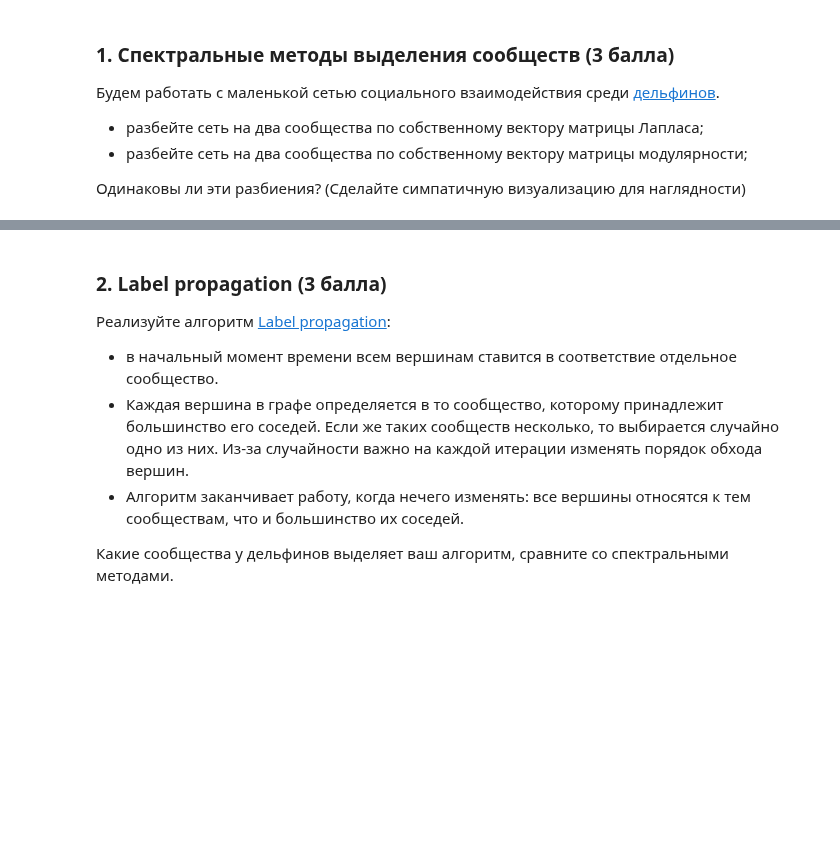
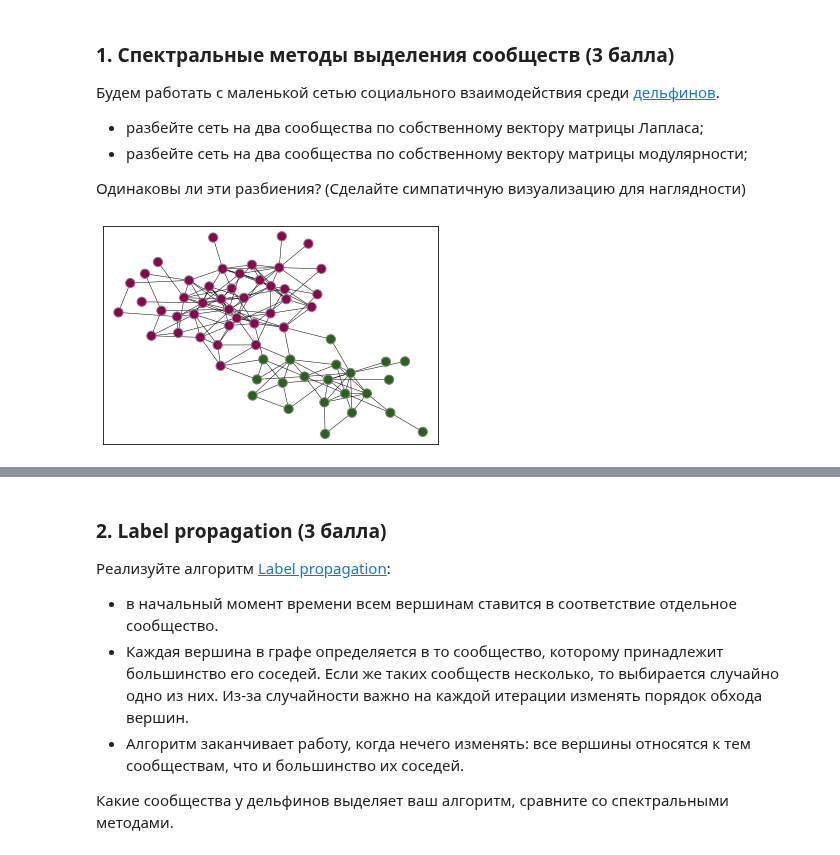
Before and after one commit to kimaril/networksch, a Jupyter notebook: notebooks/NS Assignment 10.ipynb, the cells around one changed output, grey strips where cells are left out. Saved outputs shown, nothing was run; the diff lists cells and outputs as text; code cells hidden in the pictures; blank space fills up the shorter version.

```diff
--- a/notebooks/NS Assignment 10.ipynb
+++ b/notebooks/NS Assignment 10.ipynb
@@ -15,4 +44,22 @@ import networkx as nx
 Одинаковы ли эти разбиения?
 (Сделайте симпатичную визуализацию для наглядности)
 # %%
-G=nx.read_edgelist('soc-dolphins.txt', nodetype=int)
+G = nx.read_edgelist('../data/soc-dolphins.txt', nodetype=int)
+# %%
+L = nx.laplacian_matrix(G).todense().astype(np.float64)
+# %%
+def cluster(M):
+    vals, vecs = np.linalg.eig(L)
+    vecs = vecs[:,np.argsort(vals)]
+    vals = vals[np.argsort(vals)]
+    clusters = vecs[:,1] > 0
+    clusters = np.array(clusters.astype(int)).flatten()
+    return clusters
+# %%
+pos = nx.nx_pydot.graphviz_layout(G, prog='neato')
+# %%
+L = nx.laplacian_matrix(G).todense().astype(np.float64)
+lap_partition = cluster(L)
+draw_(G, pos, lap_partition, False)
+# %% [output]
+[figure, added]
```
Also changed, not shown: parts of 3 cells of this notebook, 2 other files.
